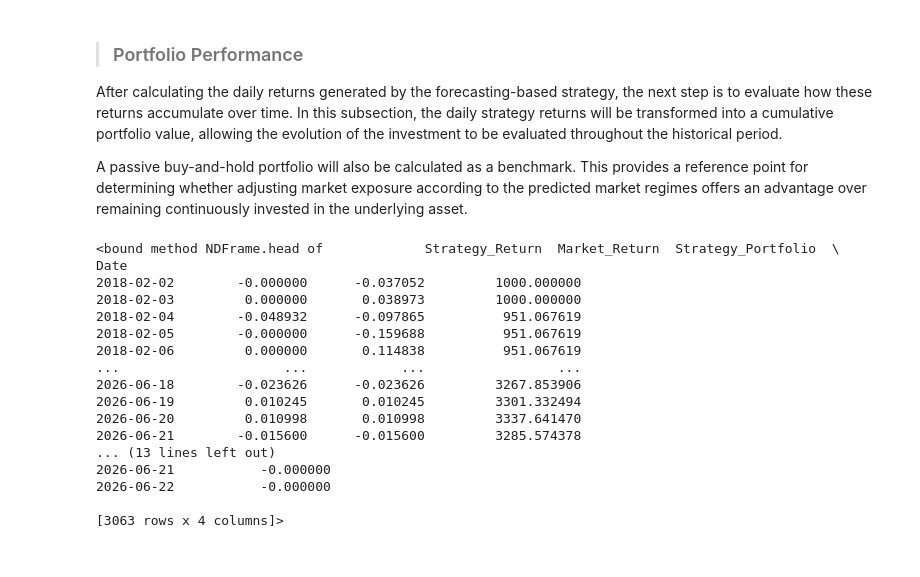
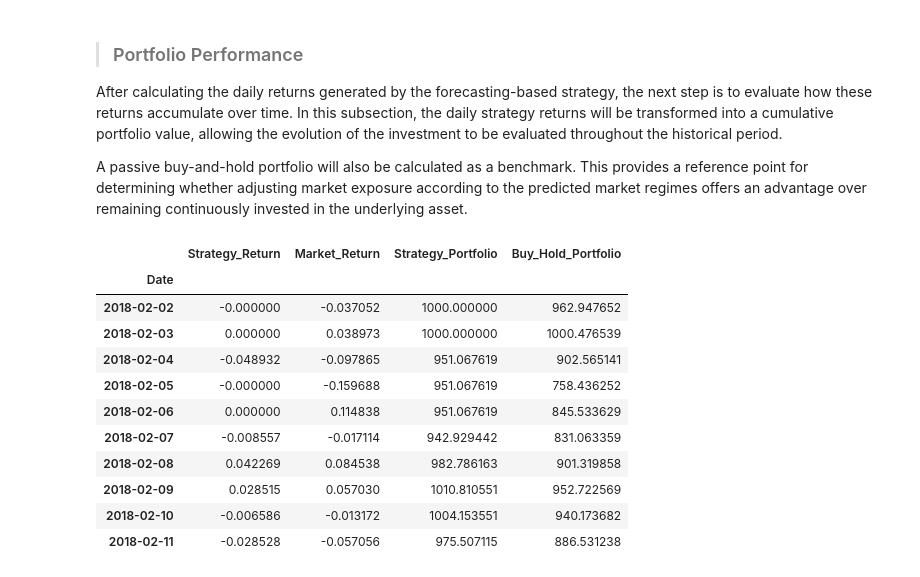
Before and after one commit to GaelRendon/Financial-market-regime-detetcion-system, a Jupyter notebook: notebooks/08_strategy_evaluation.ipynb, the cells around one changed output. Saved outputs shown, nothing was run; the diff lists cells and outputs as text; code cells hidden in the pictures.

```diff
--- a/notebooks/08_strategy_evaluation.ipynb
+++ b/notebooks/08_strategy_evaluation.ipynb
@@ -396,41 +396,44 @@ A passive buy-and-hold portfolio will also be calculated as a benchmark. This pr
 # %%
 # ============================================
 # Calculate Portfolio Performance
 # ============================================
 
 # Initial hypothetical capital
 initial_capital = 1000
 
-# Calculate cumulative portfolio values
-backtest_df["Strategy_Portfolio"] = (initial_capital * (1 + backtest_df["Strategy_Return"]).cumprod())
-backtest_df["Buy_Hold_Portfolio"] = (initial_capital * (1 * backtest_df["Market_Return"]).cumprod())
+# Calculate cumulative strategy portfolio value
+backtest_df["Strategy_Portfolio"] = (
+    initial_capital
+    * (1 + backtest_df["Strategy_Return"]).cumprod()
+)
 
-# Display portfloio performance
+# Calculate cumulative Buy & Hold portfolio value
+backtest_df["Buy_Hold_Portfolio"] = (
+    initial_capital
+    * (1 + backtest_df["Market_Return"]).cumprod()
+)
+
+# Display portfolio performance
 display(
     backtest_df[
         [
             "Strategy_Return",
             "Market_Return",
             "Strategy_Portfolio",
             "Buy_Hold_Portfolio"
         ]
     ].head(10)
 )
 # %% [output]
-<bound method NDFrame.head of             Strategy_Return  Market_Return  Strategy_Portfolio  \
-Date
-2018-02-02        -0.000000      -0.037052         1000.000000
-2018-02-03         0.000000       0.038973         1000.000000
-2018-02-04        -0.048932      -0.097865          951.067619
-2018-02-05        -0.000000      -0.159688          951.067619
-2018-02-06         0.000000       0.114838          951.067619
-...                     ...            ...                 ...
-2026-06-18        -0.023626      -0.023626         3267.853906
-2026-06-19         0.010245       0.010245         3301.332494
-2026-06-20         0.010998       0.010998         3337.641470
-2026-06-21        -0.015600      -0.015600         3285.574378
-... (13 lines left out)
-2026-06-21           -0.000000
-2026-06-22           -0.000000
-
-[3063 rows x 4 columns]>
+|  | Strategy_Return | Market_Return | Strategy_Portfolio | Buy_Hold_Portfolio |
+| Date |  |  |  |  |
+| 2018-02-02 | -0.000000 | -0.037052 | 1000.000000 | 962.947652 |
+| 2018-02-03 | 0.000000 | 0.038973 | 1000.000000 | 1000.476539 |
+| 2018-02-04 | -0.048932 | -0.097865 | 951.067619 | 902.565141 |
+| 2018-02-05 | -0.000000 | -0.159688 | 951.067619 | 758.436252 |
+| 2018-02-06 | 0.000000 | 0.114838 | 951.067619 | 845.533629 |
+| 2018-02-07 | -0.008557 | -0.017114 | 942.929442 | 831.063359 |
+| 2018-02-08 | 0.042269 | 0.084538 | 982.786163 | 901.319858 |
+| 2018-02-09 | 0.028515 | 0.057030 | 1010.810551 | 952.722569 |
+| 2018-02-10 | -0.006586 | -0.013172 | 1004.153551 | 940.173682 |
+| 2018-02-11 | -0.028528 | -0.057056 | 975.507115 | 886.531238 |
```
Also changed, not shown: parts of 6 cells of this notebook.
